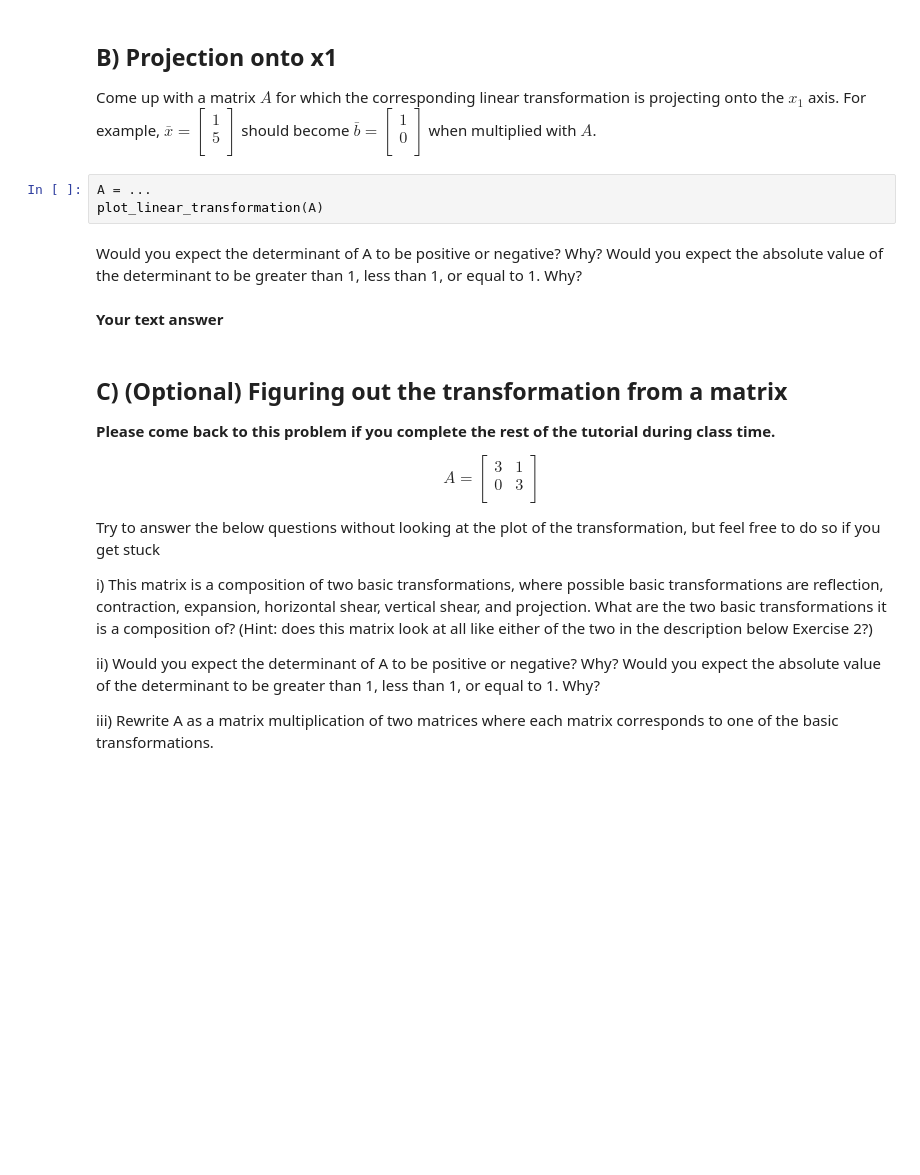
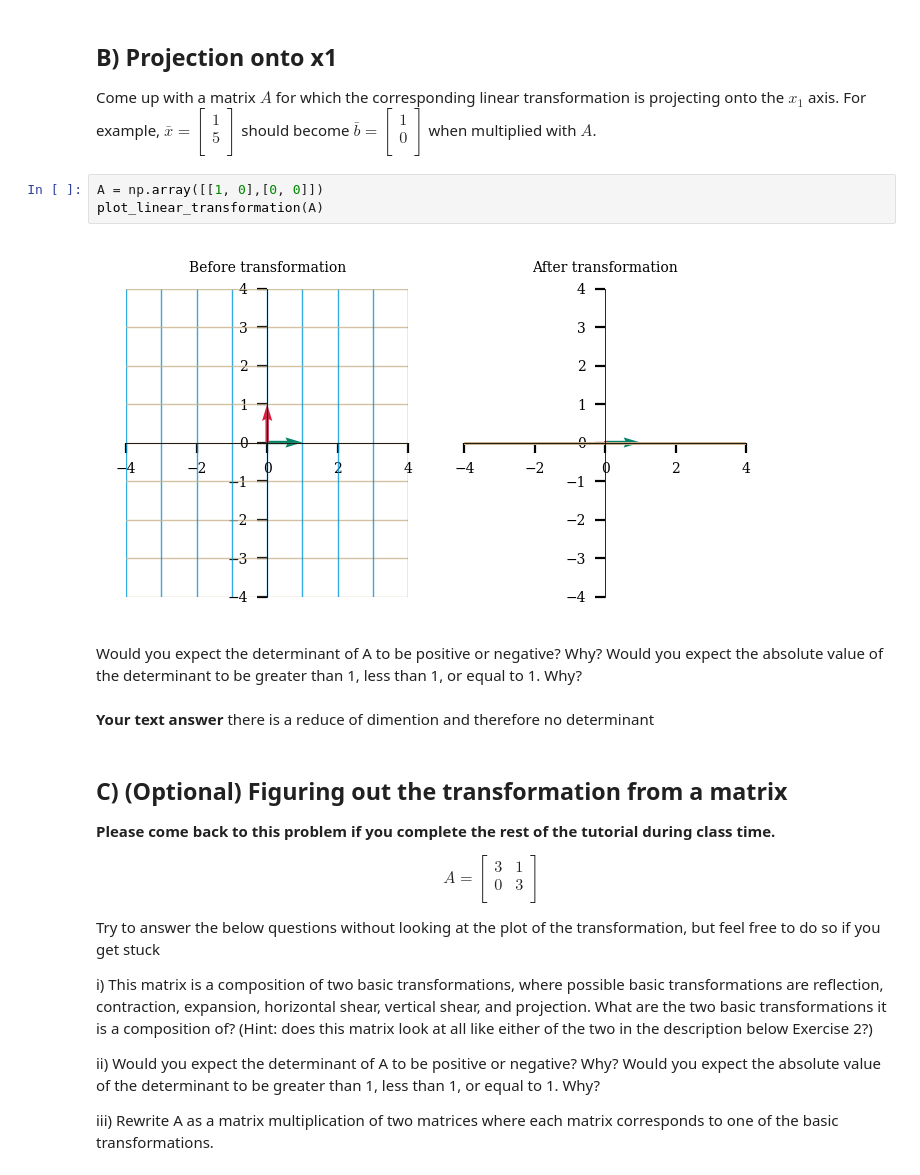
Before and after one commit to JellyX23333/mathForNeuro, a Jupyter notebook: Week2/Week2Tutorial1.ipynb, the cells around one changed output. Cells and saved outputs as stored; diff of their text form; blank space fills up the shorter version.

```diff
--- a/Week2/Week2Tutorial1.ipynb
+++ b/Week2/Week2Tutorial1.ipynb
@@ -410,12 +410,15 @@ Come up with a matrix $A$ for which the corresponding linear transformation is p
 0  \\
 \end{bmatrix}$ when multiplied with $A$.
 # %%
-A = ...
+A = np.array([[1, 0],[0, 0]])
 plot_linear_transformation(A)
+# %% [output]
+[figure, added]
 # %% [markdown]
 Would you expect the determinant of A to be positive or negative? Why? Would you expect the absolute value of the determinant to be greater than 1, less than 1, or equal to 1. Why?
-# %% [markdown]
-**Your text answer**
+# %% [markdown]
+**Your text answer**
+there is a reduce of dimention and therefore no determinant
 # %% [markdown]
 ## C) (Optional) Figuring out the transformation from a matrix
 
```
Also changed, not shown: parts of 5 cells of this notebook.
